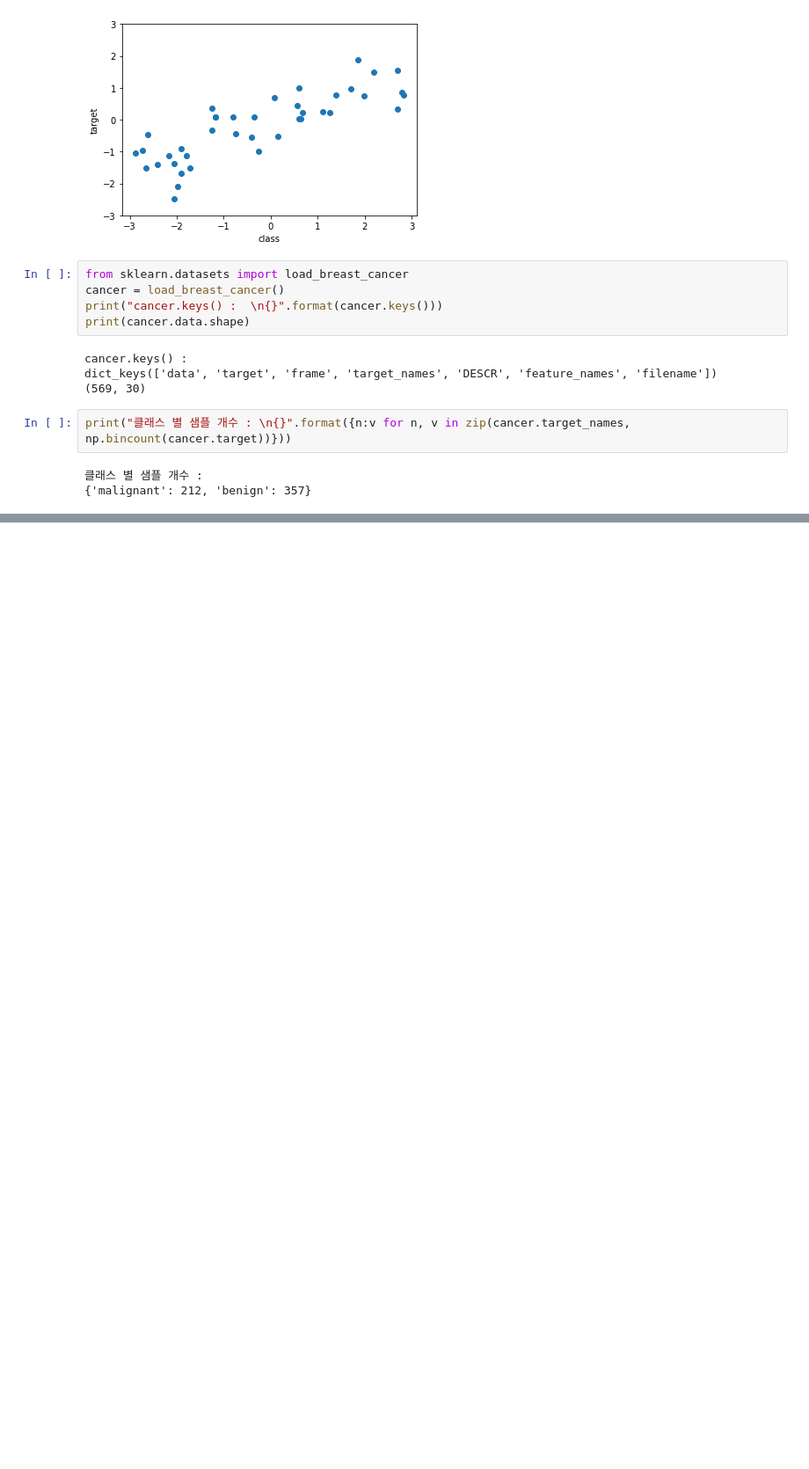
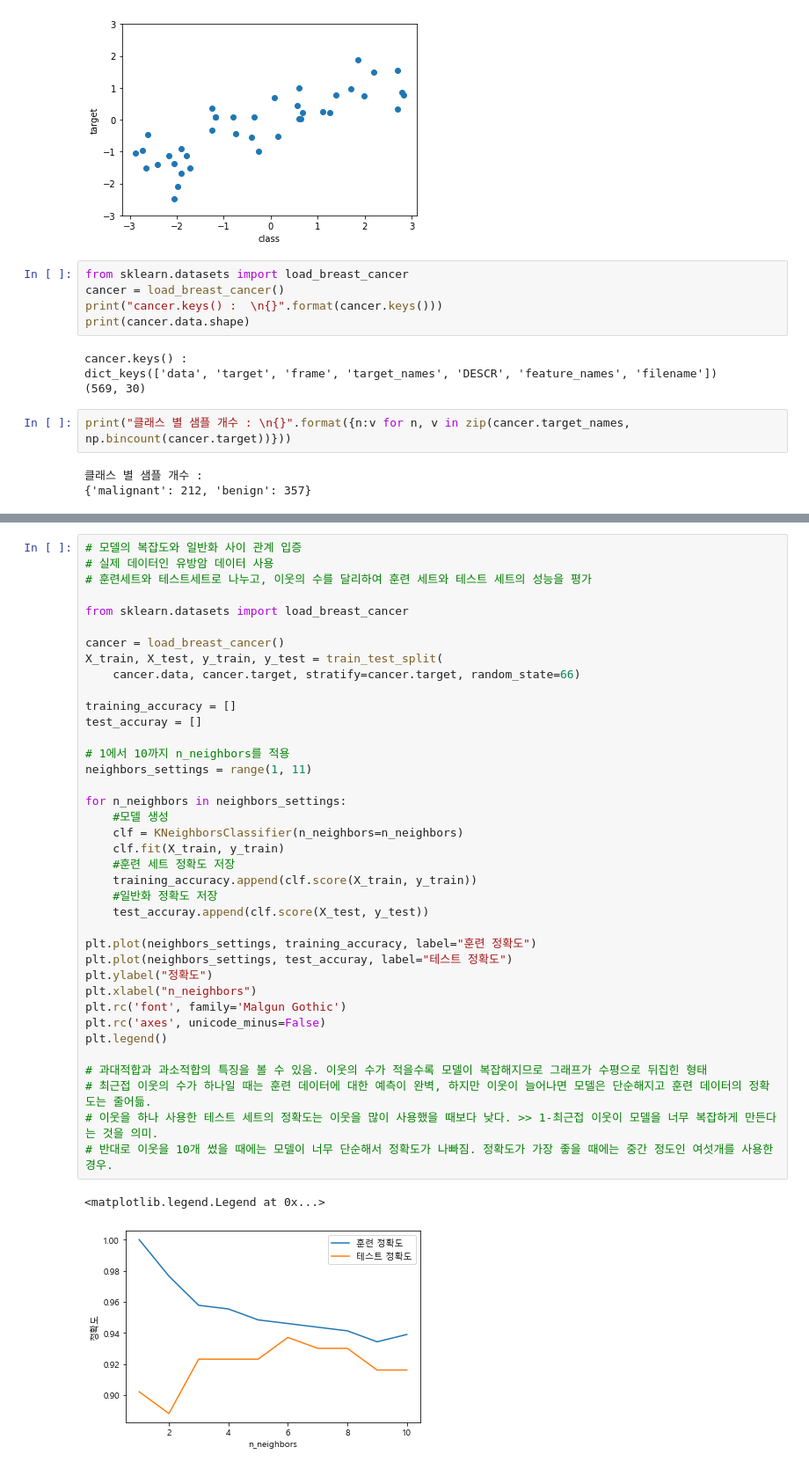
Before and after one commit to Sharknia/MLPractice_sklearn, a Jupyter notebook: Chapter2.ipynb, the cells around one changed output, grey strips where cells are left out. Shown: that part at 88% size. Saved outputs shown, nothing was run; the diff lists cells and outputs as text; blank space fills up the shorter version.

```diff
--- a/Chapter2.ipynb
+++ b/Chapter2.ipynb
@@ -39,0 +137,41 @@ print("클래스 별 샘플 개수 : \n{}".format({n:v for n, v in zip(cancer.ta
+# %%
+# 모델의 복잡도와 일반화 사이 관계 입증
+# 실제 데이터인 유방암 데이터 사용
+# 훈련세트와 테스트세트로 나누고, 이웃의 수를 달리하여 훈련 세트와 테스트 세트의 성능을 평가
+
+from sklearn.datasets import load_breast_cancer
+
+cancer = load_breast_cancer()
+X_train, X_test, y_train, y_test = train_test_split(
+    cancer.data, cancer.target, stratify=cancer.target, random_state=66)
+
+training_accuracy = []
+test_accuray = []
+
+# 1에서 10까지 n_neighbors를 적용
+neighbors_settings = range(1, 11)
+
+for n_neighbors in neighbors_settings:
+    #모델 생성
+    clf = KNeighborsClassifier(n_neighbors=n_neighbors)
+    clf.fit(X_train, y_train)
+    #훈련 세트 정확도 저장
+    training_accuracy.append(clf.score(X_train, y_train))
+    #일반화 정확도 저장
+    test_accuray.append(clf.score(X_test, y_test))
+
+plt.plot(neighbors_settings, training_accuracy, label="훈련 정확도")
+plt.plot(neighbors_settings, test_accuray, label="테스트 정확도")
+plt.ylabel("정확도")
+plt.xlabel("n_neighbors")
+plt.rc('font', family='Malgun Gothic')
+plt.rc('axes', unicode_minus=False)
+plt.legend()
+
+# 과대적합과 과소적합의 특징을 볼 수 있음. 이웃의 수가 적을수록 모델이 복잡해지므로 그래프가 수평으로 뒤집힌 형태
+# 최근접 이웃의 수가 하나일 때는 훈련 데이터에 대한 예측이 완벽, 하지만 이웃이 늘어나면 모델은 단순해지고 훈련 데이터의 정확도는 줄어듦.
+# 이웃을 하나 사용한 테스트 세트의 정확도는 이웃을 많이 사용했을 때보다 낮다. >> 1-최근접 이웃이 모델을 너무 복잡하게 만든다는 것을 의미.
+# 반대로 이웃을 10개 썼을 때에는 모델이 너무 단순해서 정확도가 나빠짐. 정확도가 가장 좋을 때에는 중간 정도인 여섯개를 사용한 경우.
+# %% [output]
+<matplotlib.legend.Legend at 0x...>
+[figure, added]
```
Also changed, not shown: parts of 27 cells of this notebook, 1 other file.
